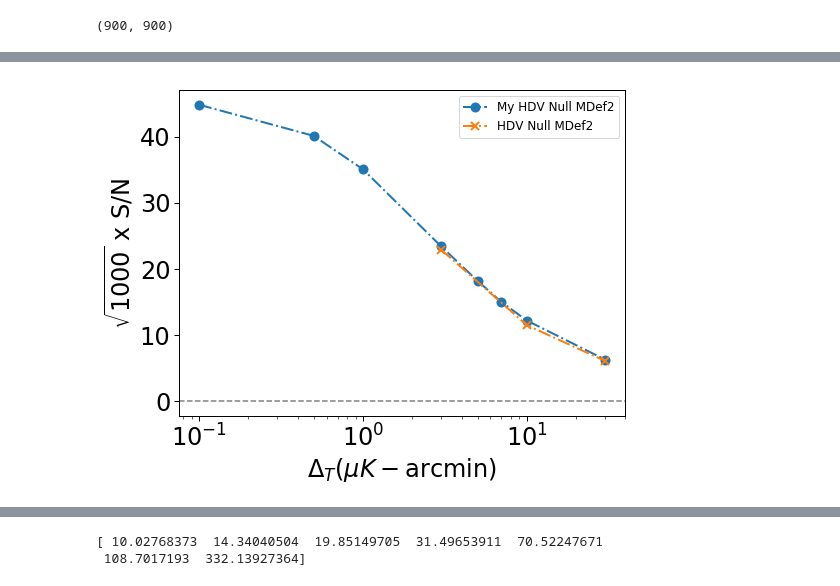
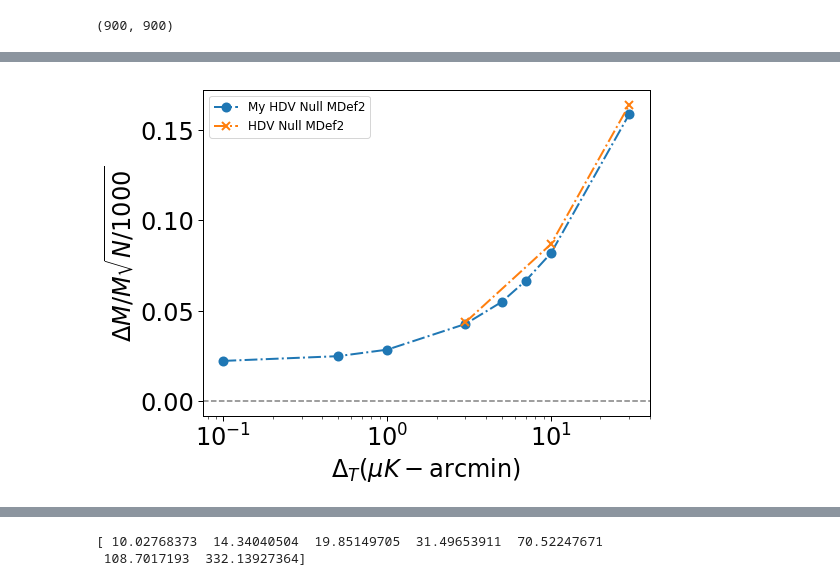
Before and after one commit to msyriac/orphics, a Jupyter notebook: tutorials/HaloMaxLikeFisher.ipynb, the cells around one changed output, grey strips where cells are left out. Saved outputs shown, nothing was run; the diff lists cells and outputs as text; code cells hidden in the pictures.

```diff
--- a/tutorials/HaloMaxLikeFisher.ipynb
+++ b/tutorials/HaloMaxLikeFisher.ipynb
@@ -91,6 +91,9 @@ scov_up = lcov(mass+step/2.)
 scov_dn = lcov(mass-step/2.)
 dcov = (scov_up-scov_dn)/step
 # %%
+noise = 1.0
+Ncov = get_ncov(noise)
+
 #print(np.linalg.cond( scov ))
 #print(np.linalg.cond( scov + Ncov))
 tcov = scov + Ncov
@@ -119,10 +122,10 @@ print(msn)
 # %%
 sns = []
-noises = [10.,7.,5.,3.,1.,0.5,0.1]
+noises = [10.,7.,5.,3.,1.,0.5,0.1,0.01]
 for noise in noises:
     print(noise)
     Ncov = get_ncov(noise)
-    tcov = scov + Ncov #+ 5000
+    tcov = scov + Ncov
     foqe = stats.OQE(tcov,dcov_dict,fid_params_dict)
     sns.append(mass/foqe.sigma()['mass']*np.sqrt(1000.))
 # %% [output]
@@ -158,7 +162,7 @@ TCMB = 1.
 
 beam = 1.0
 snsMF = []
-noises = [10.,7.,5.,3.,1.,0.5,0.1]
+noises = [10.,7.,5.,3.,1.,0.5,0.1,0.01]
 for noise in noises:
 
 
@@ -185,35 +190,37 @@ Z=atclusterz,saveId=None,rayleighSigmaArcmin=None,arcStamp=arcStamp,pxStamp=pxSt
 # %%
+snsMF = np.array(snsMF)
+
 ns,merrs = np.loadtxt("../../bayesian-cluster/input/horowitz_fine.csv",delimiter=",",unpack=True)
 sn_hors = 1./merrs
 
 
 qesn = \
-[54.90901676,
+np.array([54.90901676,
 39.07056506,
 29.01941776,
 16.23952687,
 11.90733869,
-10.54165923]
+10.54165923])
 
 mlsn = \
-[103.8990549,
+np.array([103.8990549,
 57.66774171,
 40.32114719,
 20.54065028,
 14.66201689,
-11.73662547]
+11.73662547])
 
 myqe = \
-[33.8,
+np.array([35.,33.8,
 32.2,
 29.9,
 23.08,
 18.90,
 16.05,
-13.20]
+13.20])
 
-hdv = [[3.,10.,30.],[22.9,11.5,6.1]]
-my_hdv = [[0.1,0.5,1.,3.,5,7,10.,30.],[ \
+hdv = [[3.,10.,30.],np.array([22.9,11.5,6.1])]
+my_hdv = [[0.1,0.5,1.,3.,5,7,10.,30.],np.array([ \
 44.8,
 40.1,
 35.04,
@@ -221,8 +228,8 @@ my_hdv = [[0.1,0.5,1.,3.,5,7,10.,30.],[ \
 18.2,
 15,
 12.2,
-6.3]]
-my_hdv_fit = [[0.1,0.5,1.,3.,5,7,10.,30.],[ \
+6.3])]
+my_hdv_fit = [[0.1,0.5,1.,3.,5,7,10.,30.],np.array([ \
 28.7,
 25.8,
 22.6,
@@ -230,59 +237,58 @@ my_hdv_fit = [[0.1,0.5,1.,3.,5,7,10.,30.],[ \
 12.3,
 10.3,
 8.5,
-4.6]]
+4.6])]
 
-#my_hdv = [[0.1,0.5,1.,3.,5,7,10.,30.],[44.3,40,36,25.8,20,16.7,13.8,7.0]]
-#my_hdv_fit = [[0.1,0.5,1.,3.,5,7,10.,30.],[29.2,26.3,23.7,17.2,13.6,11.5,9.5,5.2]]
+print(sn_hors)
+print(myqe)
 
-# With ellmax=20000 for 0.1 uK'
-#my_hdv = [[0.1,0.5,1.,3.,5,7,10.,30.],[45,40,36,25.8,20,16.7,13.8,7.0]]
-#my_hdv_fit = [[0.1,0.5,1.,3.,5,7,10.,30.],[30,26.3,23.7,17.2,13.6,11.5,9.5,5.2]]
 
-pl = io.Plotter(xscale="log",ylabel="$\\sqrt{1000}$ x S/N",xlabel="$\\Delta_T (\\mu K-\\mathrm{arcmin})$",figsize=(8,6)) #,yscale='log'
+ylabel = "$\\Delta M / M \\sqrt{N/1000}$"
+
+pl = io.Plotter(xscale="log",ylabel=ylabel,xlabel="$\\Delta_T (\\mu K-\\mathrm{arcmin})$",figsize=(8,6)) #,yscale='log'
 sns = np.array(sns)
 print(sns)
-pl.add(my_hdv[0],my_hdv[1],ls="-.",marker="o",label="My HDV Null MDef2",lw=2,markersize=8,mew=2)
-pl.add(hdv[0],hdv[1],ls="-.",marker="x",label="HDV Null MDef2",lw=2,markersize=8,mew=2)
+pl.add(my_hdv[0],1./my_hdv[1],ls="-.",marker="o",label="My HDV Null MDef2",lw=2,markersize=8,mew=2)
+pl.add(hdv[0],1./hdv[1],ls="-.",marker="x",label="HDV Null MDef2",lw=2,markersize=8,mew=2)
 pl.hline()
-pl.legend(loc='upper right',labsize=12)
+pl.legend(loc='upper left',labsize=12)
 pl.done()
 
 
-pl = io.Plotter(xscale="log",ylabel="$\\sqrt{1000}$ x S/N",xlabel="$\\Delta_T (\\mu K-\\mathrm{arcmin})$",figsize=(8,6)) #,yscale='log'
+pl = io.Plotter(xscale="log",ylabel=ylabel,xlabel="$\\Delta_T (\\mu K-\\mathrm{arcmin})$",figsize=(8,6)) #,yscale='log'
 sns = np.array(sns)
 print(sns)
-pl.add(noises,myqe[::-1],marker="o",label="Sim QE MDef1",lw=2,markersize=8,mew=2)
-pl.add(noises[1:],qesn[::-1],marker="x",label="Raghunathan QE MDef1",lw=2,markersize=8,ls="--",mew=2)
+pl.add(noises,1./myqe[::-1],marker="o",label="Sim QE MDef1",lw=2,markersize=8,mew=2)
+pl.add(noises[1:-1],1./qesn[::-1],marker="x",label="Raghunathan QE MDef1",lw=2,markersize=8,ls="--",mew=2)
 #pl.add(my_hdv[0],my_hdv[1],ls="-.",marker="o",label="My HDV Null MDef2",lw=2,markersize=8,mew=2)
-pl.add(my_hdv_fit[0],my_hdv_fit[1],ls="-.",marker="o",label="My HDV Fit MDef2",lw=2,markersize=8,mew=2)
+pl.add(my_hdv_fit[0],1./my_hdv_fit[1],ls="-.",marker="o",label="My HDV Fit MDef2",lw=2,markersize=8,mew=2)
 #pl.add(hdv[0],hdv[1],ls="-.",marker="x",label="HDV Null MDef2",lw=2,markersize=8,mew=2)
-pl.add(ns,sn_hors,label="Horowitz QE")
+pl.add(ns,1./sn_hors,label="Horowitz QE")
 pl.hline()
-pl.legend(loc='upper right',labsize=12)
+pl.legend(loc='upper left',labsize=12)
 pl.done()
 
-pl = io.Plotter(xscale="log",ylabel="$\\sqrt{1000}$ x S/N",xlabel="$\\Delta_T (\\mu K-\\mathrm{arcmin})$",figsize=(8,6),yscale='log')
+pl = io.Plotter(xscale="log",ylabel=ylabel,xlabel="$\\Delta_T (\\mu K-\\mathrm{arcmin})$",figsize=(8,6),yscale='log')
 sns = np.array(sns)
 print(sns)
-pl.add(noises,sns,marker="o",label="OQE FIsher MDef1",lw=2,markersize=8,mew=2)
+pl.add(noises,1./sns,marker="o",label="OQE FIsher MDef1",lw=2,markersize=8,mew=2)
 #pl.add(noises,snsMF,marker="o",label="QE MF MDef1",lw=2,markersize=8,mew=2)
-pl.add(noises,myqe[::-1],marker="o",label="Sim QE MDef1",lw=2,markersize=8,mew=2)
-pl.add(noises[1:],qesn[::-1],marker="x",label="Raghunathan QE MDef1",lw=2,markersize=8,ls="--",alpha=0.5,mew=2)
-pl.add(noises[1:],mlsn[::-1],marker="x",label="Raghunathan MaxLike MDef1",lw=2,markersize=8,ls="--",alpha=0.5,mew=2)
+pl.add(noises,1./myqe[::-1],marker="o",label="Sim QE MDef1",lw=2,markersize=8,mew=2)
+pl.add(noises[1:-1],1./qesn[::-1],marker="x",label="Raghunathan QE MDef1",lw=2,markersize=8,ls="--",alpha=0.5,mew=2)
+pl.add(noises[1:-1],1./mlsn[::-1],marker="x",label="Raghunathan MaxLike MDef1",lw=2,markersize=8,ls="--",alpha=0.5,mew=2)
 #pl.add(hdv[0],hdv[1],ls="-.",marker="x",label="HDV Null MDef2",lw=2,markersize=8,mew=2)
 #pl.add(my_hdv[0],my_hdv[1],ls="-.",marker="o",label="My HDV Null MDef2",lw=2,markersize=8,mew=2)
 pl.hline()
-pl.legend(loc='upper right',labsize=12)
+pl.legend(loc='lower right',labsize=12)
 pl.done()
 
-pl = io.Plotter(xscale="log",ylabel="$\\sqrt{1000}$ x S/N",xlabel="$\\Delta_T (\\mu K-\\mathrm{arcmin})$",figsize=(8,6),yscale='log')
+pl = io.Plotter(xscale="log",ylabel=ylabel,xlabel="$\\Delta_T (\\mu K-\\mathrm{arcmin})$",figsize=(8,6),yscale='log')
 sns = np.array(sns)
 print(sns)
-pl.add(noises,sns,marker="o",label="OQE FIsher MDef1",lw=2,markersize=8,mew=2)
-pl.add(noises,snsMF,marker="o",label="QE MF MDef1",lw=2,markersize=8,mew=2,alpha=0.2,ls="--")
-pl.add(noises,myqe[::-1],marker="o",label="Sim QE MDef1",lw=2,markersize=8,mew=2)
+pl.add(noises,1./sns,marker="o",label="OQE FIsher MDef1",lw=2,markersize=8,mew=2)
+pl.add(noises,1./snsMF,marker="o",label="QE MF MDef1",lw=2,markersize=8,mew=2,alpha=0.2,ls="--")
+pl.add(noises,1./myqe[::-1],marker="o",label="Sim QE MDef1",lw=2,markersize=8,mew=2)
 pl.hline()
-pl.legend(loc='upper right',labsize=12)
+pl.legend(loc='lower right',labsize=12)
 pl.done()
 # %% [output]
@@ -291 +304 @@ pl.done()
-[figure, old version]
+[figure, new version]
```
Also changed, not shown: parts of 4 cells of this notebook, 3 other files.
